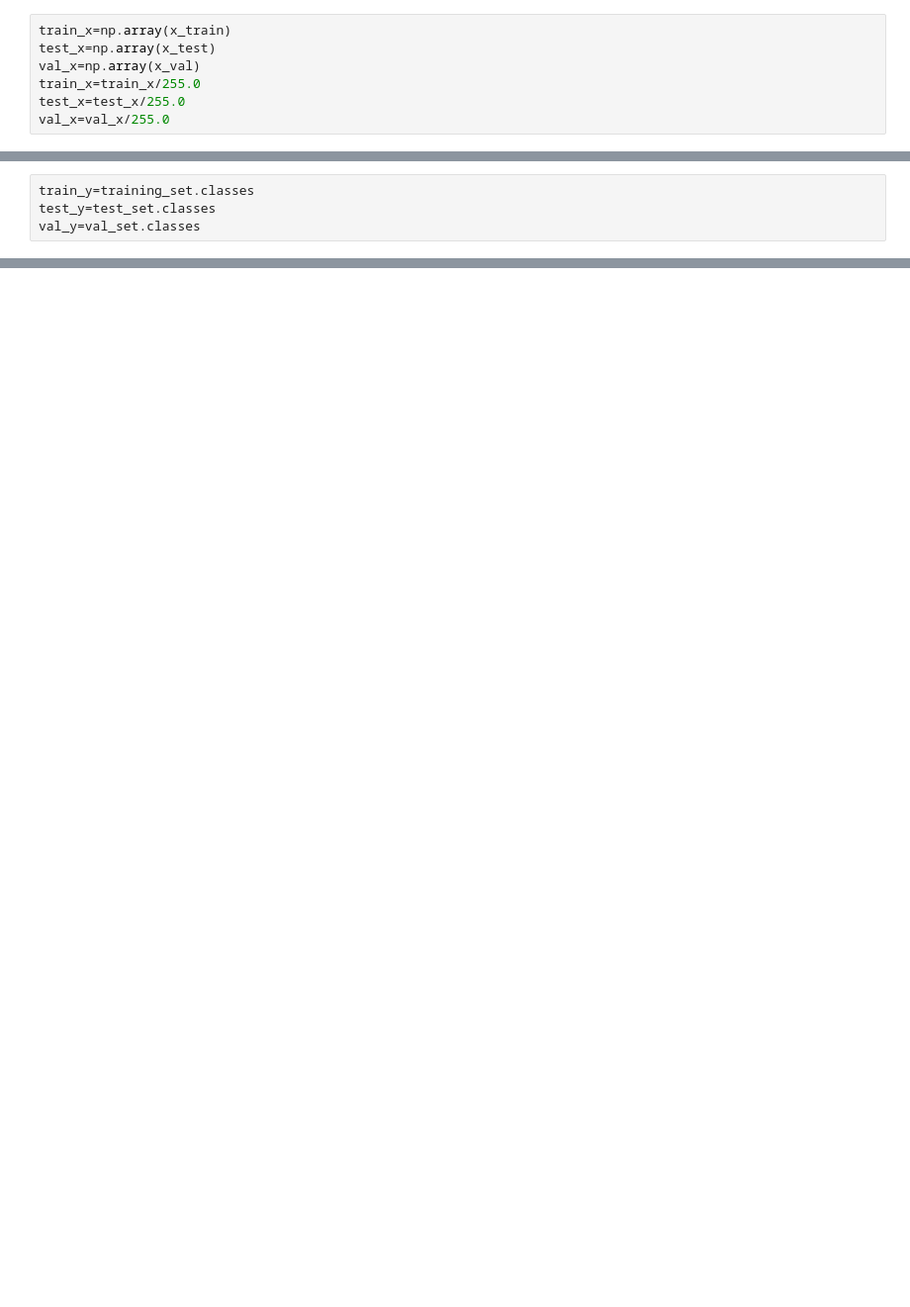
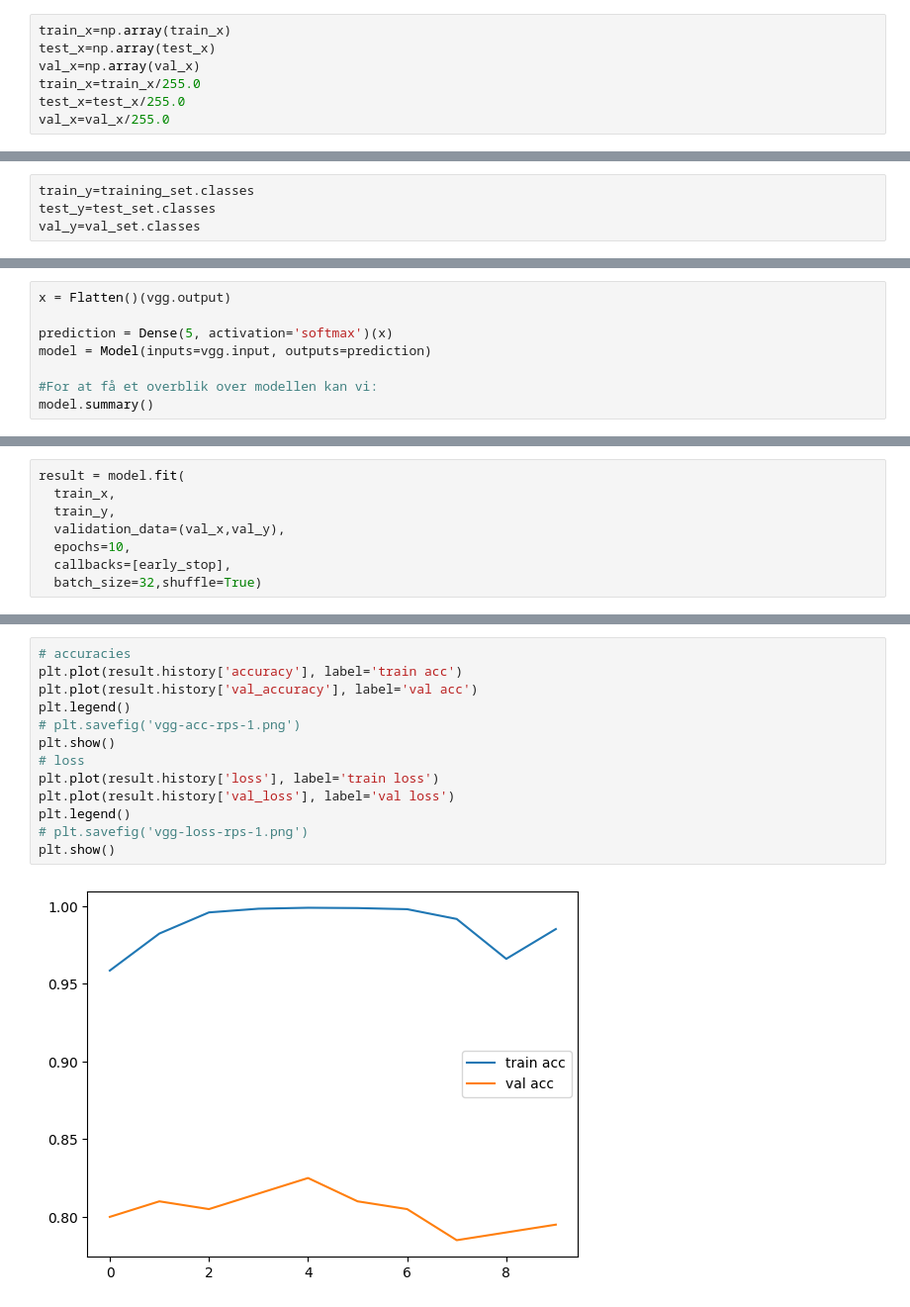
Before and after one commit to Gamerkid631/Levi_Ludvig_Silas_Simao_frugt, a Jupyter notebook: main.ipynb, the cells around one changed output, grey strips where cells are left out. Shown at 99% size. Cells and saved outputs as stored; diff of their text form; blank space fills up the shorter version.

```diff
--- a/main.ipynb
+++ b/main.ipynb
@@ -58,7 +84,7 @@ Validation Data
 # %%
-train_x=np.array(x_train)
-test_x=np.array(x_test)
-val_x=np.array(x_val)
+train_x=np.array(train_x)
+test_x=np.array(test_x)
+val_x=np.array(val_x)
 train_x=train_x/255.0
 test_x=test_x/255.0
 val_x=val_x/255.0
@@ -88,0 +143,8 @@ val_y=val_set.classes
+# %%
+x = Flatten()(vgg.output)
+
+prediction = Dense(5, activation='softmax')(x)
+model = Model(inputs=vgg.input, outputs=prediction)
+
+#For at få et overblik over modellen kan vi:
+model.summary()
@@ -88,0 +191,8 @@ val_y=val_set.classes
+# %%
+result = model.fit(
+  train_x,
+  train_y,
+  validation_data=(val_x,val_y),
+  epochs=10,
+  callbacks=[early_stop],
+  batch_size=32,shuffle=True)
@@ -88,0 +227,15 @@ val_y=val_set.classes
+# %%
+# accuracies
+plt.plot(result.history['accuracy'], label='train acc')
+plt.plot(result.history['val_accuracy'], label='val acc')
+plt.legend()
+# plt.savefig('vgg-acc-rps-1.png')
+plt.show()
+# loss
+plt.plot(result.history['loss'], label='train loss')
+plt.plot(result.history['val_loss'], label='val loss')
+plt.legend()
+# plt.savefig('vgg-loss-rps-1.png')
+plt.show()
+# %% [output]
+[figure, added]
```
Also changed, not shown: parts of 47 cells of this notebook, 8 other files.
